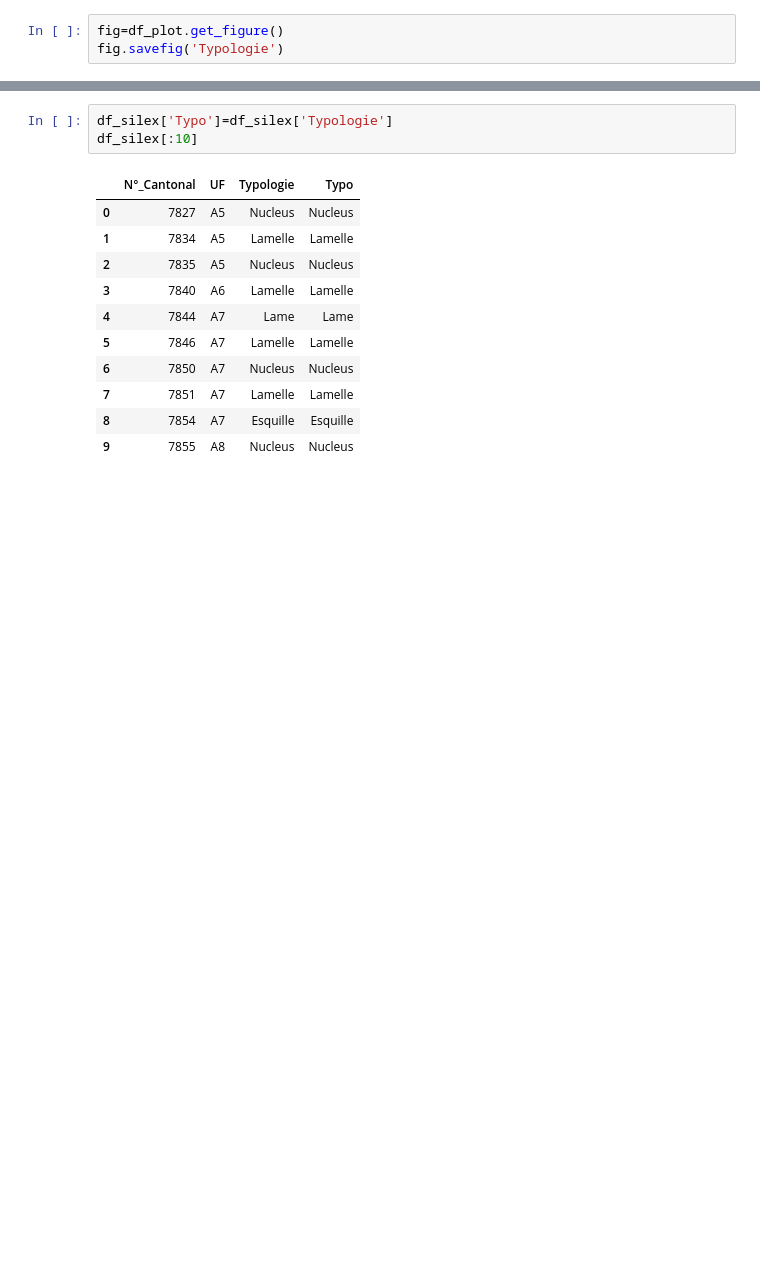
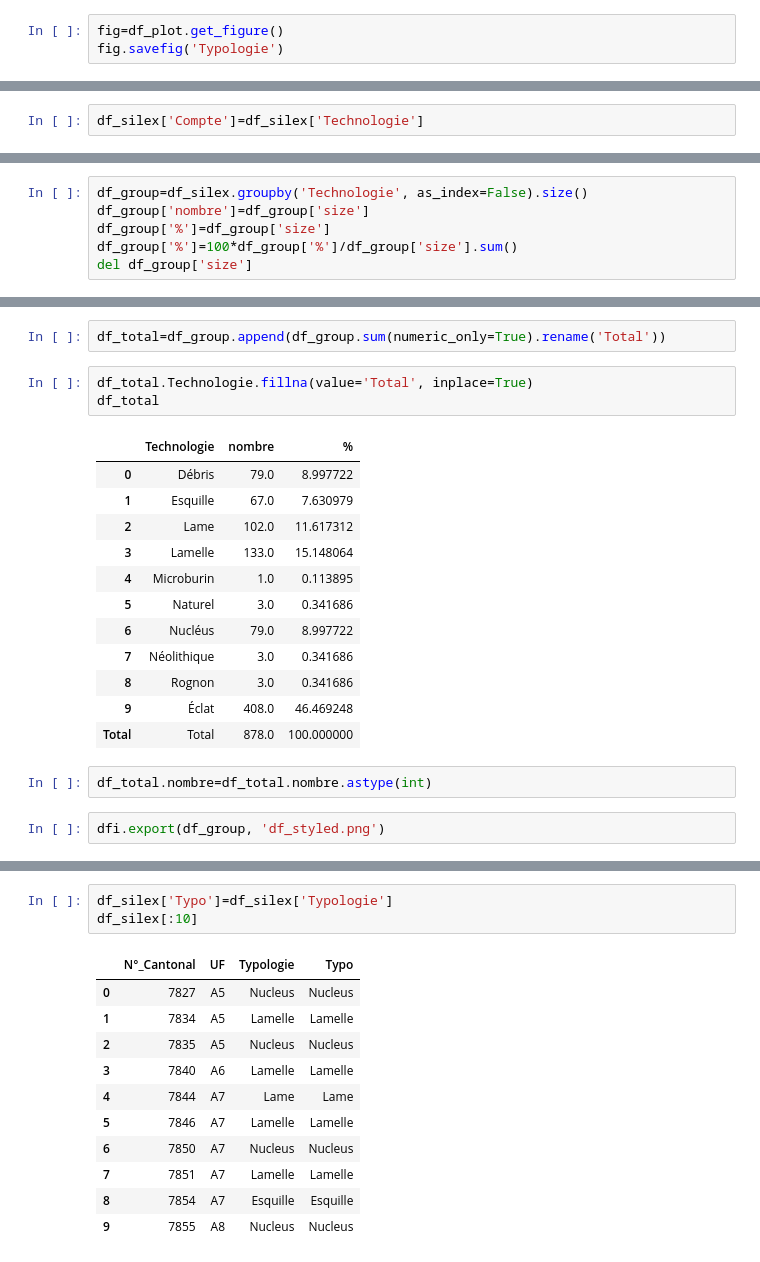
Before and after one commit to reitellepa/Memoire, a Jupyter notebook: 02_memoire_analyse.ipynb, the cells around one changed output, grey strips where cells are left out. Saved outputs shown, nothing was run; the diff lists cells and outputs as text; blank space fills up the shorter version.

```diff
--- a/02_memoire_analyse.ipynb
+++ b/02_memoire_analyse.ipynb
@@ -101,0 +134,2 @@ fig.savefig('Typologie')
+# %%
+df_silex['Compte']=df_silex['Technologie']
@@ -101,0 +153,6 @@ fig.savefig('Typologie')
+# %%
+df_group=df_silex.groupby('Technologie', as_index=False).size()
+df_group['nombre']=df_group['size']
+df_group['%']=df_group['size']
+df_group['%']=100*df_group['%']/df_group['size'].sum()
+del df_group['size']
@@ -101,0 +175,22 @@ fig.savefig('Typologie')
+# %%
+df_total=df_group.append(df_group.sum(numeric_only=True).rename('Total'))
+# %%
+df_total.Technologie.fillna(value='Total', inplace=True)
+df_total
+# %% [output]
+|  | Technologie | nombre | % |
+| 0 | Débris | 79.0 | 8.997722 |
+| 1 | Esquille | 67.0 | 7.630979 |
+| 2 | Lame | 102.0 | 11.617312 |
+| 3 | Lamelle | 133.0 | 15.148064 |
+| 4 | Microburin | 1.0 | 0.113895 |
+| 5 | Naturel | 3.0 | 0.341686 |
+| 6 | Nucléus | 79.0 | 8.997722 |
+| 7 | Néolithique | 3.0 | 0.341686 |
+| 8 | Rognon | 3.0 | 0.341686 |
+| 9 | Éclat | 408.0 | 46.469248 |
+| Total | Total | 878.0 | 100.000000 |
+# %%
+df_total.nombre=df_total.nombre.astype(int)
+# %%
+dfi.export(df_group, 'df_styled.png')
```
Also changed, not shown: parts of 22 cells of this notebook, 13 other files.
